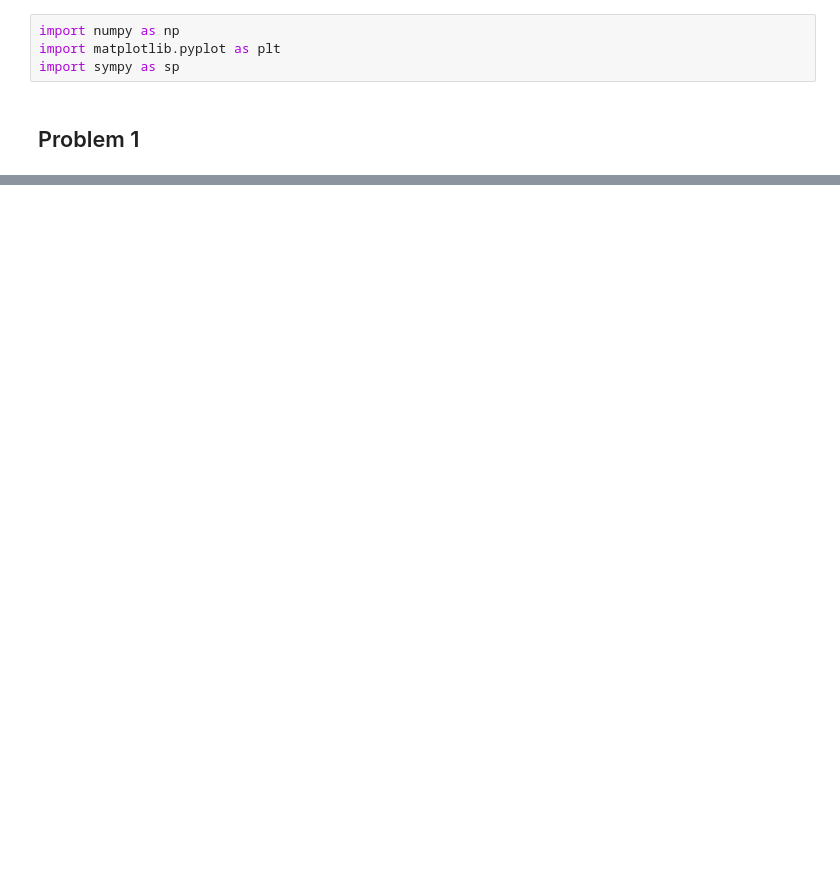
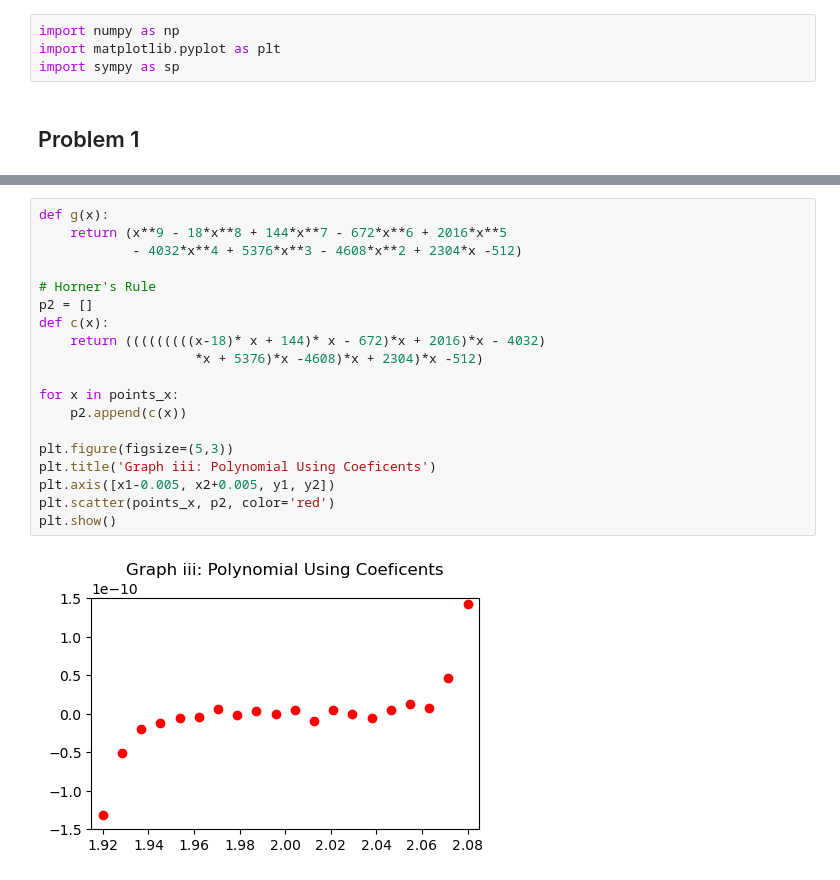
Before and after one commit to JensenLav/APPM4600, a Jupyter notebook: HW2/hw2.ipynb, the cells around one changed output, grey strips where cells are left out. Saved outputs shown, nothing was run; the diff lists cells and outputs as text; blank space fills up the shorter version.

```diff
--- a/HW2/hw2.ipynb
+++ b/HW2/hw2.ipynb
@@ -30,0 +48,21 @@ plt.show()
+# %%
+def g(x):
+    return (x**9 - 18*x**8 + 144*x**7 - 672*x**6 + 2016*x**5
+            - 4032*x**4 + 5376*x**3 - 4608*x**2 + 2304*x -512)
+
+# Horner's Rule
+p2 = []
+def c(x):
+    return (((((((((x-18)* x + 144)* x - 672)*x + 2016)*x - 4032)
+                    *x + 5376)*x -4608)*x + 2304)*x -512)
+
+for x in points_x:
+    p2.append(c(x))
+
+plt.figure(figsize=(5,3))
+plt.title('Graph iii: Polynomial Using Coeficents')
+plt.axis([x1-0.005, x2+0.005, y1, y2])
+plt.scatter(points_x, p2, color='red')
+plt.show()
+# %% [output]
+[figure, added]
```
Also changed, not shown: parts of 3 cells of this notebook.
